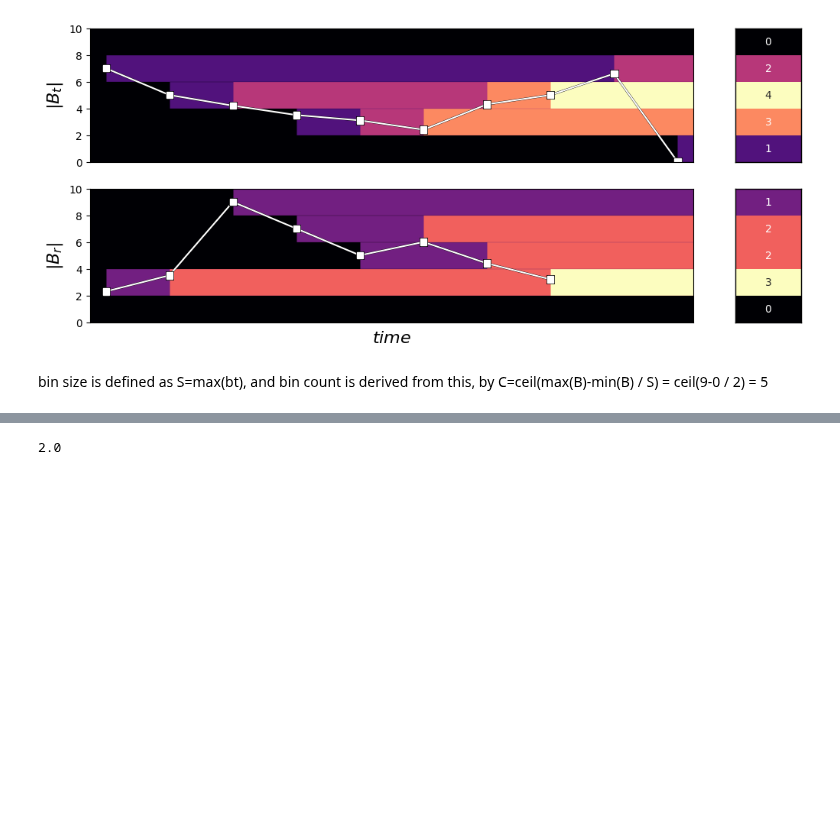
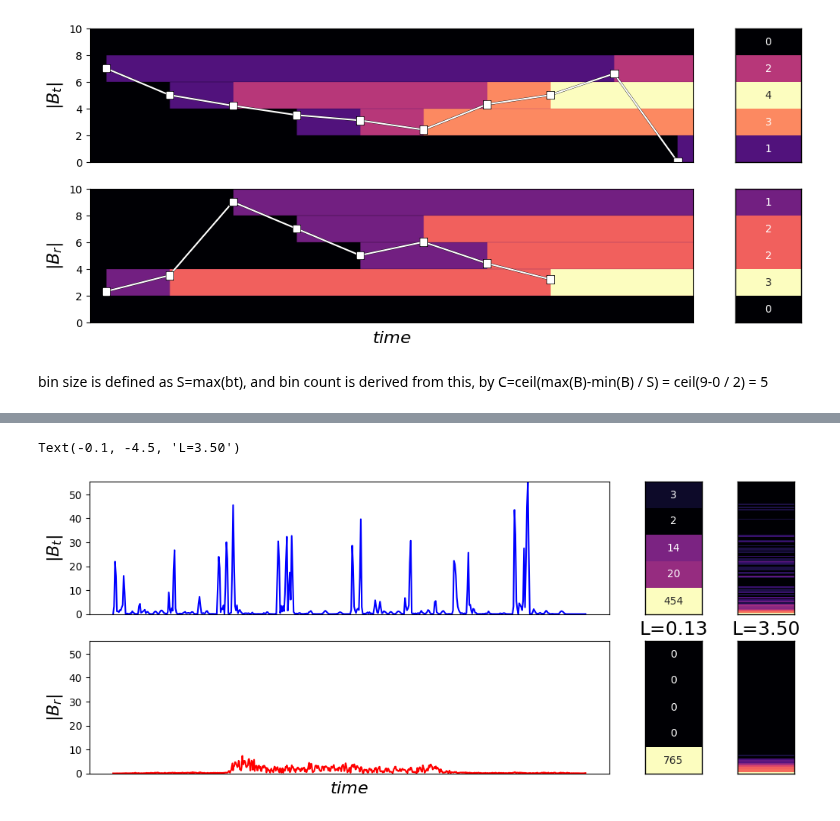
Before and after one commit to Mrozinskikj/MSci-Project, a Jupyter notebook: vis.ipynb, the cells around one changed output, grey strips where cells are left out. Drawn from its saved outputs; the diff is of its cells as text; code cells hidden in the pictures; blank space fills up the shorter version.

```diff
--- a/vis.ipynb
+++ b/vis.ipynb
@@ -423,3 +306,79 @@ def plotDynamicsBands(tSlices,rHist,coeff,interval):
+# %%
+fig = plt.figure(figsize=(12, 5))
+gs = GridSpec(2, 23, figure=fig)
+
+
+#points1=np.abs(audio1["STFT"][100,:])
+points2=np.abs(audio2["STFT"][100,:])
+rang = (min(min(points1),min(points2)),max(max(points1),max(points2)))
+
+bin = fig.add_subplot(gs[0, 0:17,])
+
+cmap = matplotlib.cm.get_cmap('magma')
+
+bin.set_ylim(0,rang[1])
+bin.set_xticks([])
+bin.set_ylabel(r'$|B_t|$',fontsize=16)
+bin.plot(points1, color="blue")
+
+
+response = fig.add_subplot(gs[0, 18:20])
+heatdata1=np.histogram(points1,5,range=rang)[0]
+reshape = np.flip(heatdata1.reshape(heatdata1.shape[0], 1))
+heat = heatmap(reshape, ax=response, cmap="magma",norm=LogNorm(), vmin=0, cbar=False,annot=True,fmt='g')
+for _, spine in heat.spines.items():
+    spine.set_visible(True)
+    spine.set_linewidth(1)
+response.set_xticks([])
+response.set_yticks([])
+
+response = fig.add_subplot(gs[0, 21:23])
+heatdata1=np.histogram(points1,100,range=rang)[0]
+reshape = np.flip(heatdata1.reshape(heatdata1.shape[0], 1))
+heat = heatmap(reshape+1, ax=response, cmap="magma",norm=LogNorm(), vmin=0, cbar=False,annot=False)
+for _, spine in heat.spines.items():
+    spine.set_visible(True)
+    spine.set_linewidth(1)
+response.set_xticks([])
+response.set_yticks([])
+
+
+bin2 = fig.add_subplot(gs[1, 0:17])
+
+bin2.set_ylim(0,rang[1])
+bin2.set_xticks([])
+#bin.set_yticks([])
+bin2.set_xlabel(r'$time$',fontsize=16)
+bin2.set_ylabel(r'$|B_r|$',fontsize=16)
+bin2.plot(points2, color="red")
+
+response = fig.add_subplot(gs[1, 18:20])
+heatdata2=np.histogram(points2,5,range=rang)[0]
+reshape = np.flip(heatdata2.reshape(heatdata2.shape[0], 1))
+heat = heatmap(reshape, ax=response, cmap="magma", vmin=0, cbar=False,annot=True,fmt='g')
+for _, spine in heat.spines.items():
+    spine.set_visible(True)
+    spine.set_linewidth(1)
+response.set_xticks([])
+response.set_yticks([])
+
+response.text(-0.1, -0.24, 'L=0.13', fontsize = 18)
+
+response = fig.add_subplot(gs[1, 21:23])
+heatdata2=np.histogram(points2,100,range=rang)[0]
+reshape = np.flip(heatdata2.reshape(heatdata2.shape[0], 1))
+heat = heatmap(reshape+1, ax=response, cmap="magma",norm=LogNorm(), vmin=0, cbar=False)
+for _, spine in heat.spines.items():
+    spine.set_visible(True)
+    spine.set_linewidth(1)
+response.set_xticks([])
+response.set_yticks([])
+
+
+response.text(-0.1, -4.5, 'L=3.50', fontsize = 18)
+# %% [output]
+Text(-0.1, -4.5, 'L=3.50')
+[figure, added]
 # %%
 def getDistance(tHist, rHist, interval):
     A = tHist / sum(tHist)
@@ -439,7 +398,3 @@ def getDistance(tHist, rHist, interval):
     wasserstein = wasserstein * interval
 
     return wasserstein
-# %%
-getDistance(heatdata[0],heatdata[1],1)
-# %% [output]
-2.0
```
Also changed, not shown: parts of 8 cells of this notebook.
